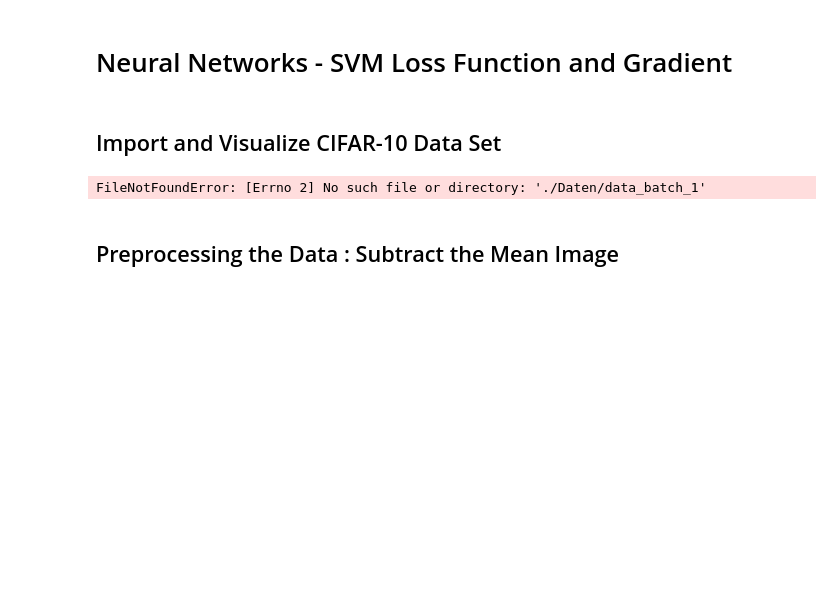
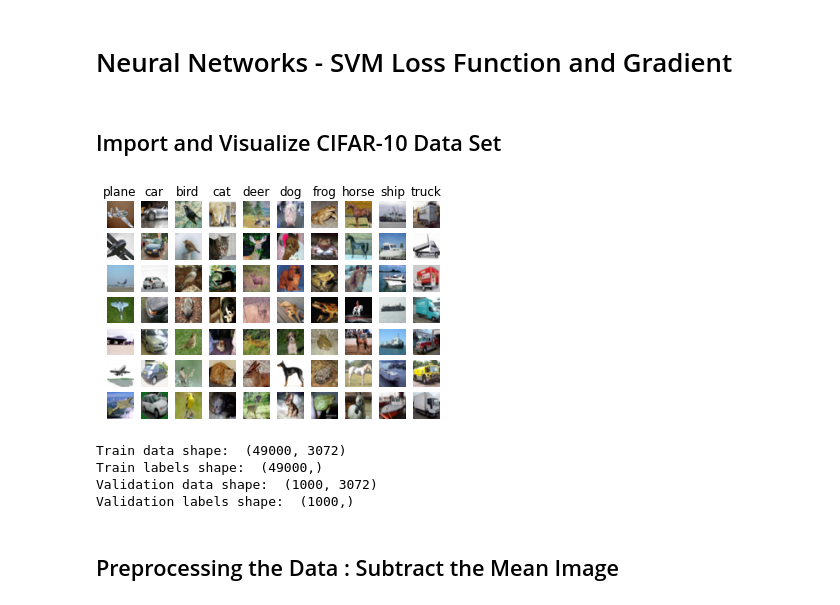
Before and after one commit to AlinkaZimmermann/hslu_deep_learning_in_vision, a Jupyter notebook: notebooks/Block 2/Supplementary Jupyter Notebook Block 2 - Linear Classifier.ipynb, the cells around one changed output. Cells and saved outputs as stored; diff of their text form; code cells hidden in the pictures; blank space fills up the shorter version.

```diff
--- a/notebooks/Block 2/Supplementary Jupyter Notebook Block 2 - Linear Classifier.ipynb
+++ b/notebooks/Block 2/Supplementary Jupyter Notebook Block 2 - Linear Classifier.ipynb
@@ -13,12 +13,12 @@ def unpickle(file):
     with open(file, 'rb') as fo:
         dict = pickle.load(fo, encoding='bytes')
     return dict
-data_batch_1 = unpickle("./Daten/data_batch_1")
-data_batch_2 = unpickle("./Daten/data_batch_2")
-data_batch_3 = unpickle("./Daten/data_batch_3")
-data_batch_4 = unpickle("./Daten/data_batch_4")
-data_batch_5 = unpickle("./Daten/data_batch_5")
-test_batch = unpickle("./Daten/test_batch")
+data_batch_1 = unpickle("/work/hslu-deep-learning/notebooks/Block 1/data/data_batch_1")
+data_batch_2 = unpickle("/work/hslu-deep-learning/notebooks/Block 1/data/data_batch_2")
+data_batch_3 = unpickle("/work/hslu-deep-learning/notebooks/Block 1/data/data_batch_3")
+data_batch_4 = unpickle("/work/hslu-deep-learning/notebooks/Block 1/data/data_batch_4")
+data_batch_5 = unpickle("/work/hslu-deep-learning/notebooks/Block 1/data/data_batch_5")
+test_batch = unpickle("/work/hslu-deep-learning/notebooks/Block 1/data/test_batch")
 
 # Let us concatenate the batch training data
 X_train=np.concatenate([data_batch_1[b'data'],
@@ -81,36 +81,38 @@ num_dev = 500
 
 # Our validation set will be num_validation points from the original
 # training set.
 mask = range(num_training, num_training + num_validation)
 X_val = X_train[mask]
 y_val = y_train[mask]
 
 # Our training set will be the first num_train points from the original
 # training set.
 mask = range(num_training)
 X_train = X_train[mask]
 y_train = y_train[mask]
 
 # We will also make a development set, which is a small subset of
 # the training set.
 mask = np.random.choice(num_training, num_dev, replace=False)
 X_dev = X_train[mask]
 y_dev = y_train[mask]
 
 # We use the first num_test points of the original test set as our
 # test set.
 mask = range(num_test)
 X_test = X_test[mask]
 y_test = y_test[mask]
 
 print('Train data shape: ', X_train.shape)
 print('Train labels shape: ', y_train.shape)
 print('Validation data shape: ', X_val.shape)
 print('Validation labels shape: ', y_val.shape)
-print('Test data shape: ', X_test.shape)
-print('Test labels shape: ', y_test.shape)
 # %% [output]
+[figure, added]
-FileNotFoundError: [Errno 2] No such file or directory: './Daten/data_batch_1'
+Train data shape:  (49000, 3072)
+Train labels shape:  (49000,)
+Validation data shape:  (1000, 3072)
+Validation labels shape:  (1000,)
 # %% [markdown]
  ## Preprocessing the Data : Subtract the Mean Image
 # %%
```
Also changed, not shown: parts of 16 cells of this notebook, 2 other files.
